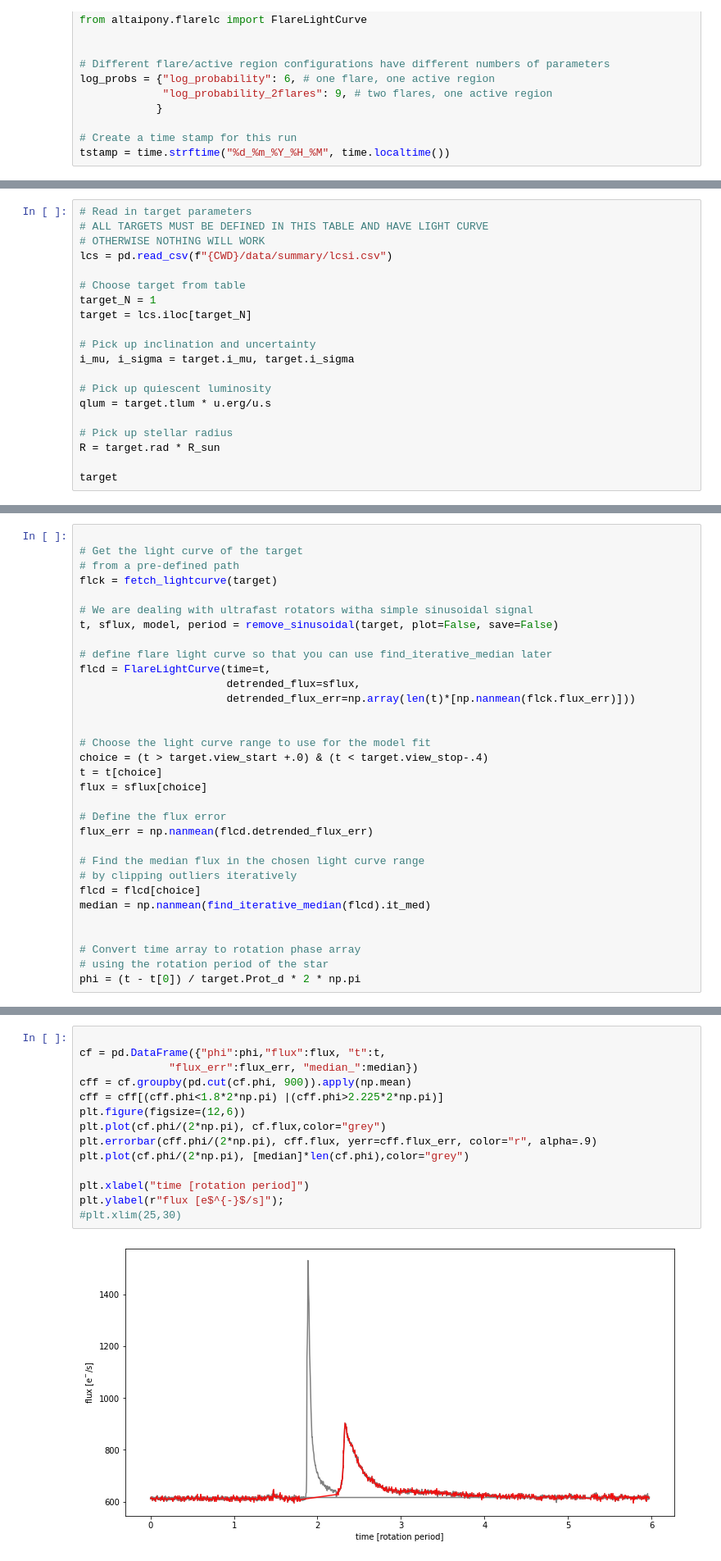
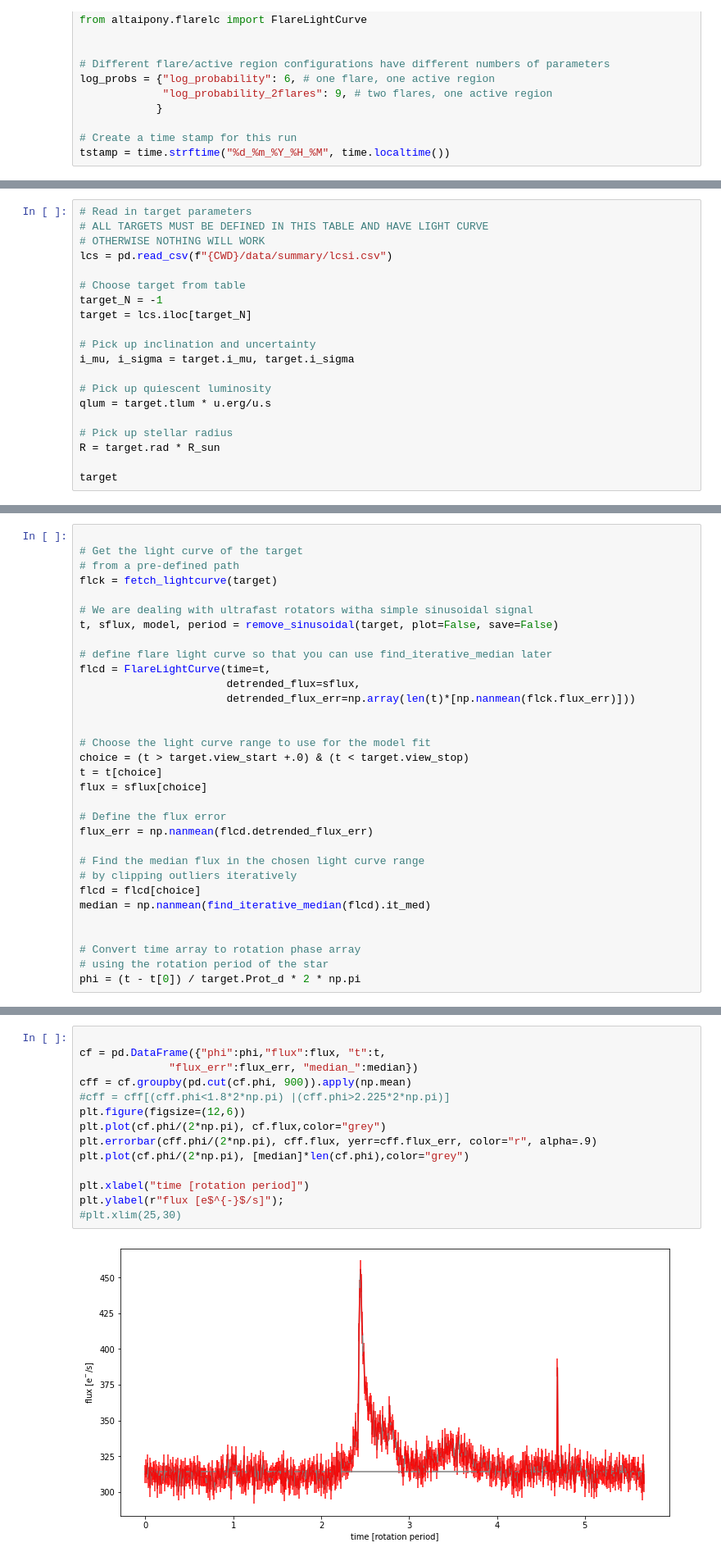
Before and after one commit to ekaterinailin/MalachiteMountains, a Jupyter notebook: analysis/notebooks/NB42_Model_fit_to_Real_Data.ipynb, the cells around one changed output, grey strips where cells are left out. Shown at 82% size. Saved outputs shown, nothing was run; the diff lists cells and outputs as text.

Commit message:
last target fitting

```diff
--- a/analysis/notebooks/NB42_Model_fit_to_Real_Data.ipynb
+++ b/analysis/notebooks/NB42_Model_fit_to_Real_Data.ipynb
@@ -48,7 +48,7 @@ tstamp
 lcs = pd.read_csv(f"{CWD}/data/summary/lcsi.csv")
 
 # Choose target from table
-target_N = 1
+target_N = -1
 target = lcs.iloc[target_N]
 
 # Pick up inclination and uncertainty
@@ -95,7 +95,7 @@ flcd = FlareLightCurve(time=t,
 
 
 # Choose the light curve range to use for the model fit
-choice = (t > target.view_start +.0) & (t < target.view_stop-.4)
+choice = (t > target.view_start +.0) & (t < target.view_stop)
 t = t[choice]
 flux = sflux[choice]
 
@@ -123,19 +123,19 @@ Relative amplitude of modulation: -1.3e-02
 # %%
 
 cf = pd.DataFrame({"phi":phi,"flux":flux, "t":t,
               "flux_err":flux_err, "median_":median})
 cff = cf.groupby(pd.cut(cf.phi, 900)).apply(np.mean)
-cff = cff[(cff.phi<1.8*2*np.pi) |(cff.phi>2.225*2*np.pi)]
+#cff = cff[(cff.phi<1.8*2*np.pi) |(cff.phi>2.225*2*np.pi)]
 plt.figure(figsize=(12,6))
 plt.plot(cf.phi/(2*np.pi), cf.flux,color="grey")
 plt.errorbar(cff.phi/(2*np.pi), cff.flux, yerr=cff.flux_err, color="r", alpha=.9)
 plt.plot(cf.phi/(2*np.pi), [median]*len(cf.phi),color="grey")
 
 plt.xlabel("time [rotation period]")
 plt.ylabel(r"flux [e$^{-}$/s]");
 #plt.xlim(25,30)
 # %% [output]
-[figure, old version]
+[figure, new version]
 # %%
 #cff = cff[(cff.phi<18.7) |(cff.phi>19.6)]
 cff
```
Also changed, not shown: parts of 6 cells of this notebook, 7 other files.
